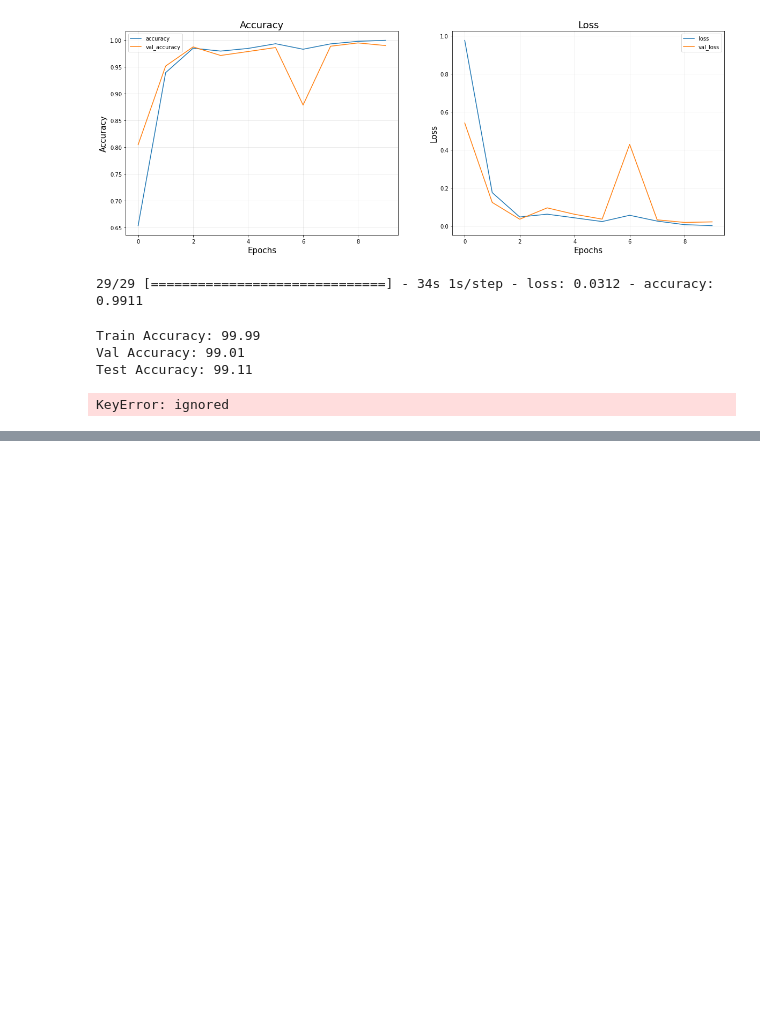
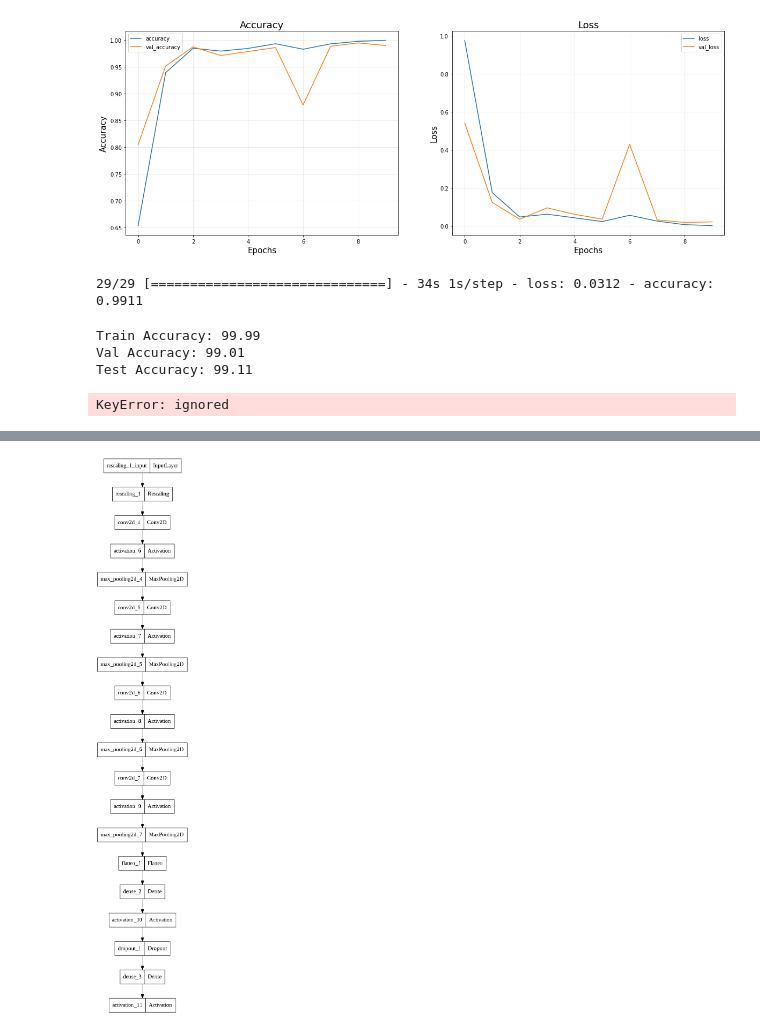
Before and after one commit to Muzzamal-Hameed/Deep-Learning-Models, a Jupyter notebook: Fish_Detection_using_CNN.ipynb, the cells around one changed output, grey strips where cells are left out. Cells and saved outputs as stored; diff of their text form; code cells hidden in the pictures; blank space fills up the shorter version.

Commit message:
Created using Colaboratory Fish Detection using a large dataset - model image added

```diff
--- a/Fish_Detection_using_CNN.ipynb
+++ b/Fish_Detection_using_CNN.ipynb
@@ -337,2 +353,6 @@ KeyError: ignored
+# %%
+tf.keras.utils.plot_model(model)
+# %% [output]
+[figure, added]
 # %%
 model.save('fish_detection_model_v1.h5')
```
Also changed, not shown: parts of 3 cells of this notebook.
